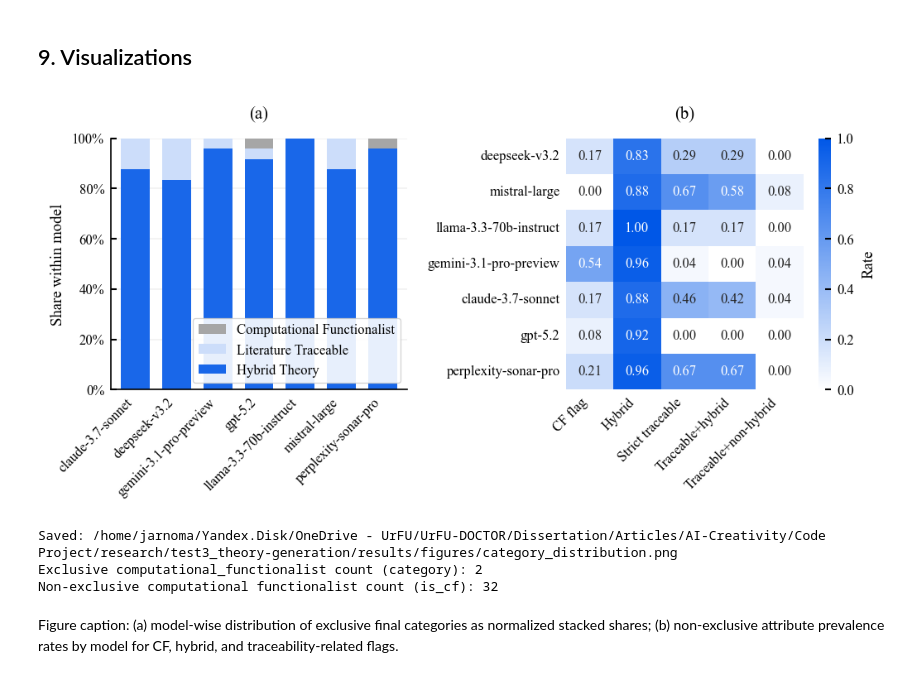
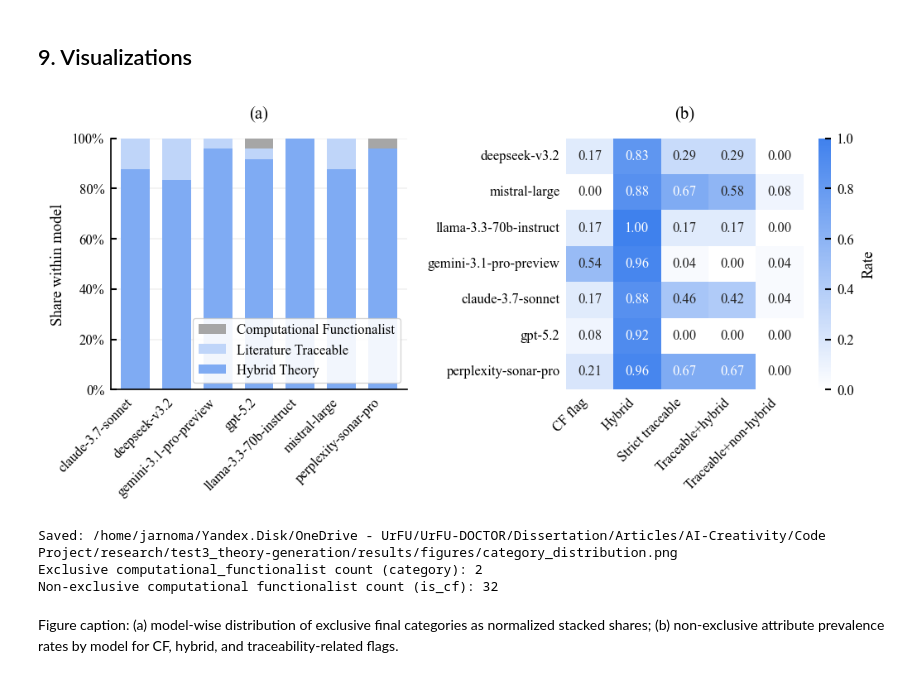
Before and after one commit to JABE22/PhD, a Jupyter notebook: research/test3_theory-generation/test3_analysis.ipynb, the cells around one changed output. Cells and saved outputs as stored; diff of their text form; code cells hidden in the pictures.

```diff
--- a/research/test3_theory-generation/test3_analysis.ipynb
+++ b/research/test3_theory-generation/test3_analysis.ipynb
@@ -971,12 +974,18 @@ legend_label_map = {
 plot_columns = [legend_label_map[c] for c in stack_order]
 plot_df = model_cat_pct.rename(columns=legend_label_map).reindex(columns=plot_columns, fill_value=0)
 
-# Lighter stacked-bar colors aligned with project colormap style, with CF fixed to gray.
+# Apply requested palette tones; darkest tone matches the heatmap's darkest color.
 non_cf_categories = [c for c in stack_order if c != 'computational_functionalist']
-non_cf_blues = [WHITE_SKY_CMAP(x) for x in np.linspace(0.90, 0.20, num=len(non_cf_categories))] if non_cf_categories else []
-non_cf_color_map = dict(zip(non_cf_categories, non_cf_blues))
+non_cf_palette = [WHITE_SKY_CMAP(0.5), WHITE_SKY_CMAP(0.25), WHITE_SKY_CMAP(1.0)]
+non_cf_color_map = {
+    c: non_cf_palette[i % len(non_cf_palette)]
+    for i, c in enumerate(non_cf_categories)
+}
 cf_gray = SKY_WHITE_GRAY_CMAP(0.85)
-stack_colors = [cf_gray if c == 'computational_functionalist' else non_cf_color_map[c] for c in stack_order]
+stack_colors = [
+    cf_gray if c == 'computational_functionalist' else non_cf_color_map.get(c, WHITE_SKY_CMAP(1.0))
+    for c in stack_order
+]
 
 plot_df.plot(kind='bar', stacked=True, ax=ax, color=stack_colors, width=0.7)
 
@@ -995,35 +1004,40 @@ legend_labels = list(reversed(plot_columns))
 legend_handles = [handle_by_label[lbl] for lbl in legend_labels if lbl in handle_by_label]
 ax.legend(legend_handles, legend_labels, title='', loc='lower right', frameon=True, framealpha=0.9)
 
 plt.setp(ax.xaxis.get_majorticklabels(), rotation=45, ha='right')
 
 # Right: non-exclusive attribute prevalence heatmap
 ax = axes[1]
 attr_cols = ['is_cf', 'is_hybrid', 'is_traceable', 'traceable_hybrid', 'traceable_non_hybrid']
 attr_labels = ['CF flag', 'Hybrid', 'Strict traceable', 'Traceable+hybrid', 'Traceable+non-hybrid']
 attr_rates = results_df.groupby('model')[attr_cols].mean().reindex(results_df['model'].drop_duplicates())
 
+# Use a lighter top-end blue so a 1.0 rate is not rendered as the darkest tone.
+heatmap_cmap = mpl.colors.LinearSegmentedColormap.from_list(
+    'white_sky_light_top', WHITE_SKY_CMAP(np.linspace(0.0, 0.75, 256))
+)
+
 sns.heatmap(attr_rates, ax=ax,
-            cmap=WHITE_SKY_CMAP,
+            cmap=heatmap_cmap,
             vmin=0, vmax=1,
             annot=True, fmt='.2f',
             annot_kws={'size': 8},
             cbar_kws={'label': 'Rate'})
 ax.set_title('(b)')
 ax.set_xlabel('')
 ax.set_ylabel('')
 ax.set_xticklabels(attr_labels, rotation=45, ha='right')
 ax.tick_params(left=False, bottom=False)
 plt.tight_layout()
 
 
 plt.savefig(output_dir / 'category_distribution.png', bbox_inches='tight')
 plt.show()
 print(f'Saved: {output_dir / "category_distribution.png"}')
 print(f'Exclusive computational_functionalist count (category): {exclusive_cf_count}')
 print(f'Non-exclusive computational functionalist count (is_cf): {nonexclusive_cf_count}')
 # %% [output]
-[figure, old version]
+[figure, new version]
 Saved: /home/jarnoma/Yandex.Disk/OneDrive - UrFU/UrFU-DOCTOR/Dissertation/Articles/AI-Creativity/Code Project/research/test3_theory-generation/results/figures/category_distribution.png
 Exclusive computational_functionalist count (category): 2
 Non-exclusive computational functionalist count (is_cf): 32
```
Also changed, not shown: parts of 2 cells of this notebook, 10 other files.
